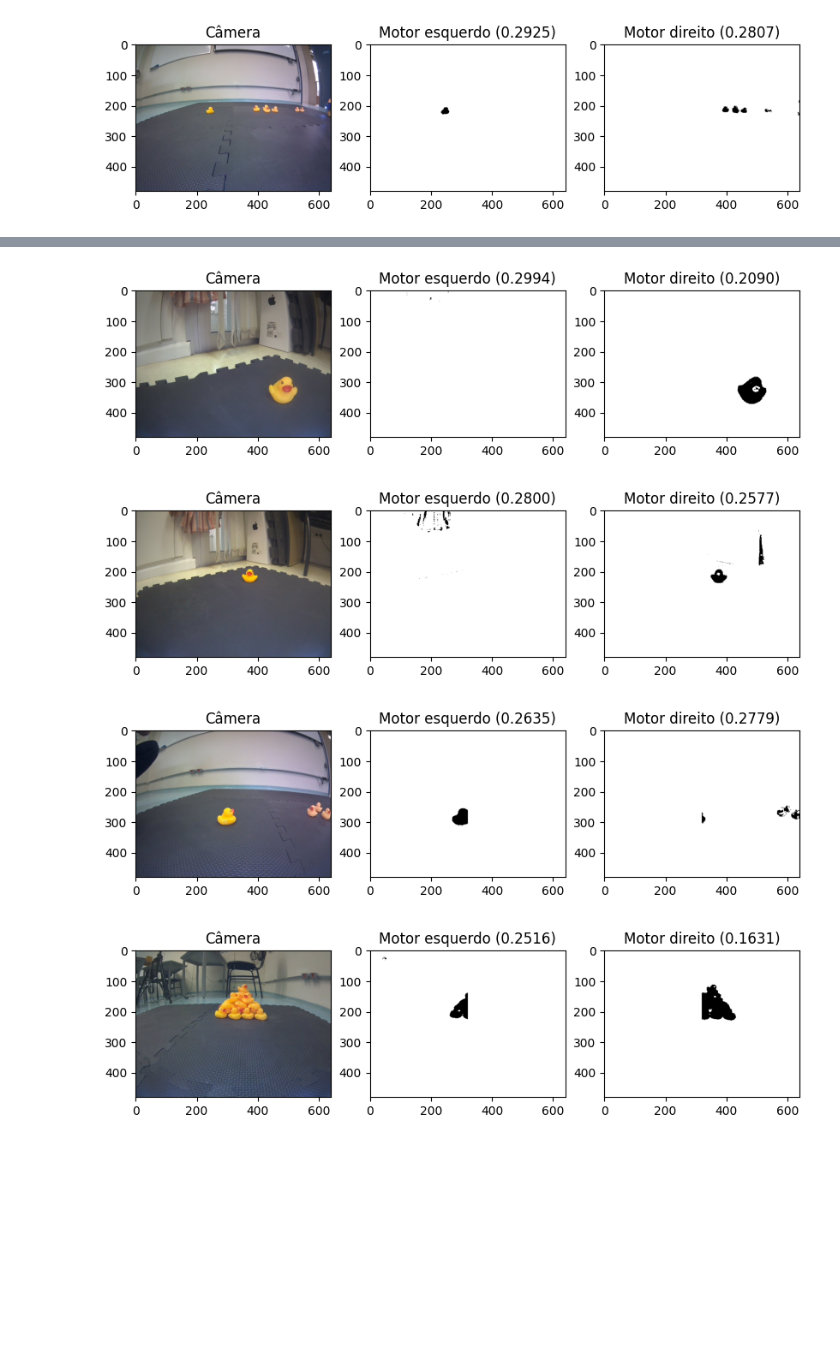
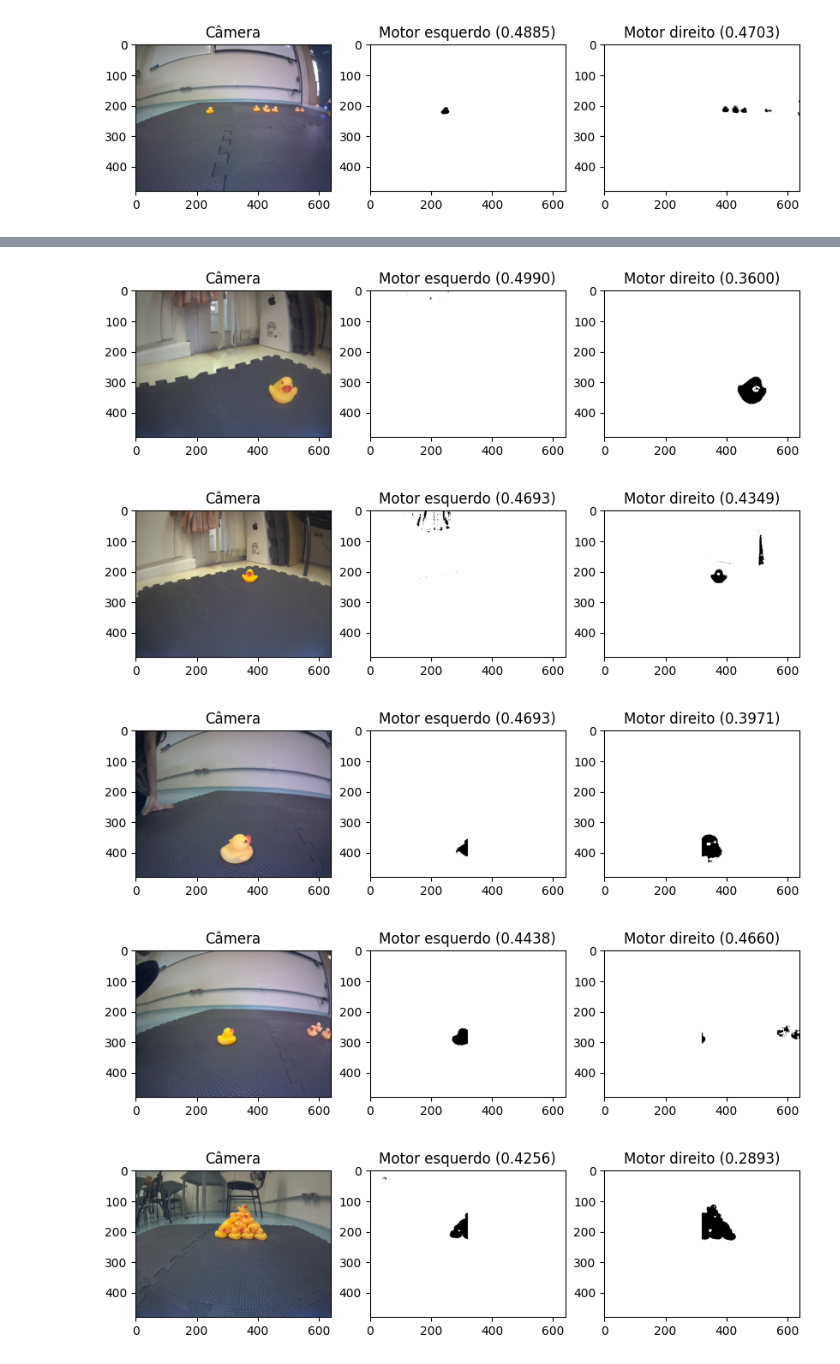
Before and after one commit to raulcdinardi/duckievillage-assignments, a Jupyter notebook: braitenberg/ArquiteturasSensorimotoras02.ipynb, the cells around one changed output, grey strips where cells are left out. Cells and saved outputs as stored; diff of their text form; code cells hidden in the pictures; blank space fills up the shorter version.

```diff
--- a/braitenberg/ArquiteturasSensorimotoras02.ipynb
+++ b/braitenberg/ArquiteturasSensorimotoras02.ipynb
@@ -160,10 +158,16 @@ def rescale(x: float, L: float, U: float):
+# %%
+def rescale(x: float, lim_inf, lim_sup):
+    ''' Redimensionsa valor de ativação x para intervalo [0, 1].
+    Nota: esta função difere da função no arquivo agent.py.
+    '''
+    return (lim_sup - x) / (lim_sup - lim_inf)
 # %%
-# Vamos usar como limite superior 1/4 da área da imagem, e como limite inferior seu negativo
+# Vamos usar como limite inferior -1/4 da área da imagem e como limite inferior 0.
 # Melhores valores podem ser encontrados analisando as imagens obtidas pelo robô
 limit = image.shape[0] * image.shape[1]/4
-Lmean = rescale(np.sum(L * mask), -limit, limit)
-Rmean = rescale(np.sum(R * mask), -limit, limit)
+rhoL = rescale(np.sum(L * mask), -limit, 0)
+rhoR = rescale(np.sum(R * mask), -limit, 0)
 # Valores médios normalizados
-print(f'np.sum(L*M) = {Lmean}')
-print(f'np.sum(R*M) = {Rmean}')
+print(f'Scaled Lsum = {rhoL}')
+print(f'Scaled Rsum = {rhoR}')
 # %% [output]
@@ -186,10 +190,10 @@ def preprocess(image: np.ndarray) -> np.ndarray:
 
 def show_controller(image, const, gain):
     P = preprocess(image)
-    Lmean = rescale(np.sum(P*L), 0, limit)
-    Rmean = rescale(np.sum(P*R), 0, limit)
-    pwm_left = const + gain*Lmean
-    pwm_right = const + gain*Rmean
+    rhoL = rescale(np.sum(P*L), -limit, 0)
+    rhoR = rescale(np.sum(P*R), -limit, 0)
+    pwm_left = const + gain*rhoL
+    pwm_right = const + gain*rhoR
     f, ax = plt.subplots(1,3, figsize=(10,3))
     ax[0].imshow(image);
     ax[0].set_title('Câmera');
@@ -198,9 +202,10 @@ def show_controller(image, const, gain):
     ax[2].imshow(R * P, cmap='gray');
     ax[2].set_title(f'Motor direito ({pwm_right:.4f})');
 # %%
-# Modifique as constantes abaixo para que os sinais enviados sejam < 0.1
-# na primeira imagem e > 0.2 na segunda imagem
-const, gain = 0.3, 1.3
+# Modifique as constantes abaixo para que os sinais enviados sejam < 0
+# na primeira imagem e > 0.3 na segunda imagem (mas ambos em [-1,1])
+# Lembre-se: queremos que a ativação descresça com o aumento de estímulo
+const, gain = 0.5, -2
 
 image_perto = cv2.imread('img/piramide_perto.jpeg')
 image_perto = image_perto[:,:,::-1] # Transforma canais BGR em RGB
@@ -213,16 +218,16 @@ show_controller(image_longe, const, gain)
 [figure]
 # %%
 # Agora observe o comportamento em outras imagens/condições
-
 dirname = 'img'
-filenames = ['pato1.jpeg', 'pato2.jpeg', 'pato3.jpeg', 'patomedio.jpeg', 'piramide_longe.jpeg']
+filenames = ['pato1.jpeg', 'pato2.jpeg', 'pato3.jpeg', 'patoperto.jpeg', 'patomedio.jpeg', 'piramide_longe.jpeg']
 for filename in filenames:
     image = cv2.imread(f'{dirname}/{filename}')
     image = image[:,:,::-1] # Transforma canais BGR em RGB
     show_controller(image, const, gain)
 # %% [output]
 [figure]
 [figure]
 [figure]
-[figure, old version]
+[figure, new version]
-[figure, old version]
+[figure, new version]
+[figure, added]
```
Also changed, not shown: parts of 11 cells of this notebook.
